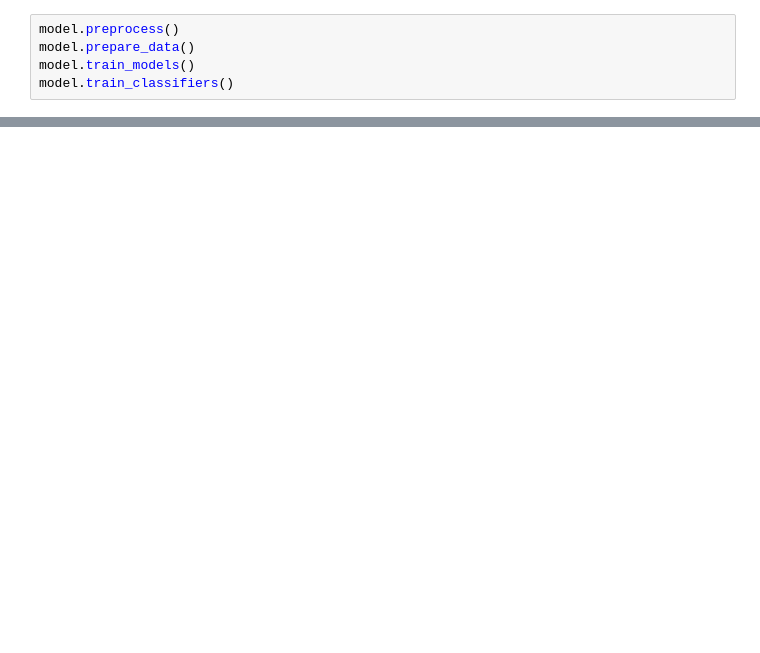
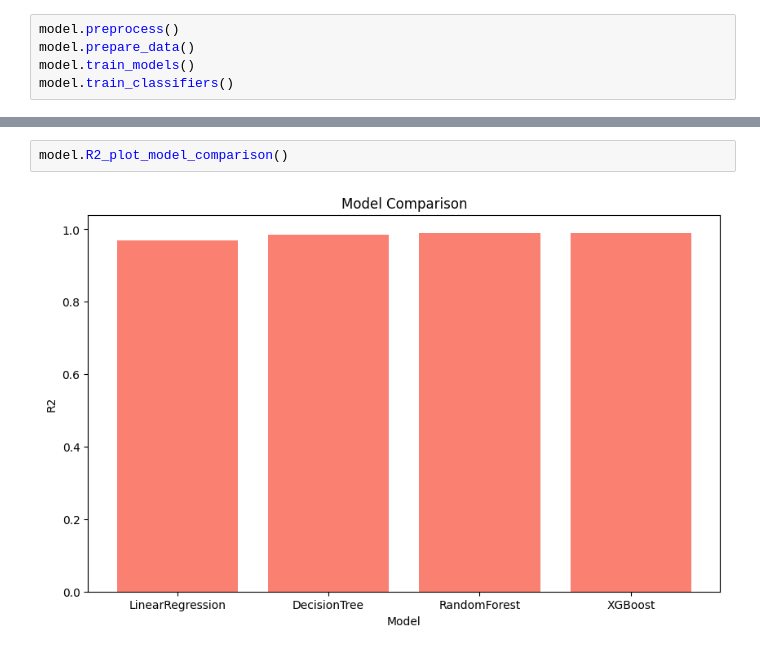
Before and after one commit to abdurezakarage/Insurance_Risk_Analytics, a Jupyter notebook: notebooks/model.ipynb, the cells around one changed output, grey strips where cells are left out. Cells and saved outputs as stored; diff of their text form; blank space fills up the shorter version.

```diff
--- a/notebooks/model.ipynb
+++ b/notebooks/model.ipynb
@@ -33,3 +41,7 @@ XGBoost         | Accuracy: 1.00 | F1: 1.00 | Precision: 1.00 | Recall: 1.00
+# %%
+model.R2_plot_model_comparison()
+# %% [output]
+[figure, added]
 # %%
 model.shap_feature_importance()
 # %% [output]
```
Also changed, not shown: parts of 8 cells of this notebook, 1 other file.
